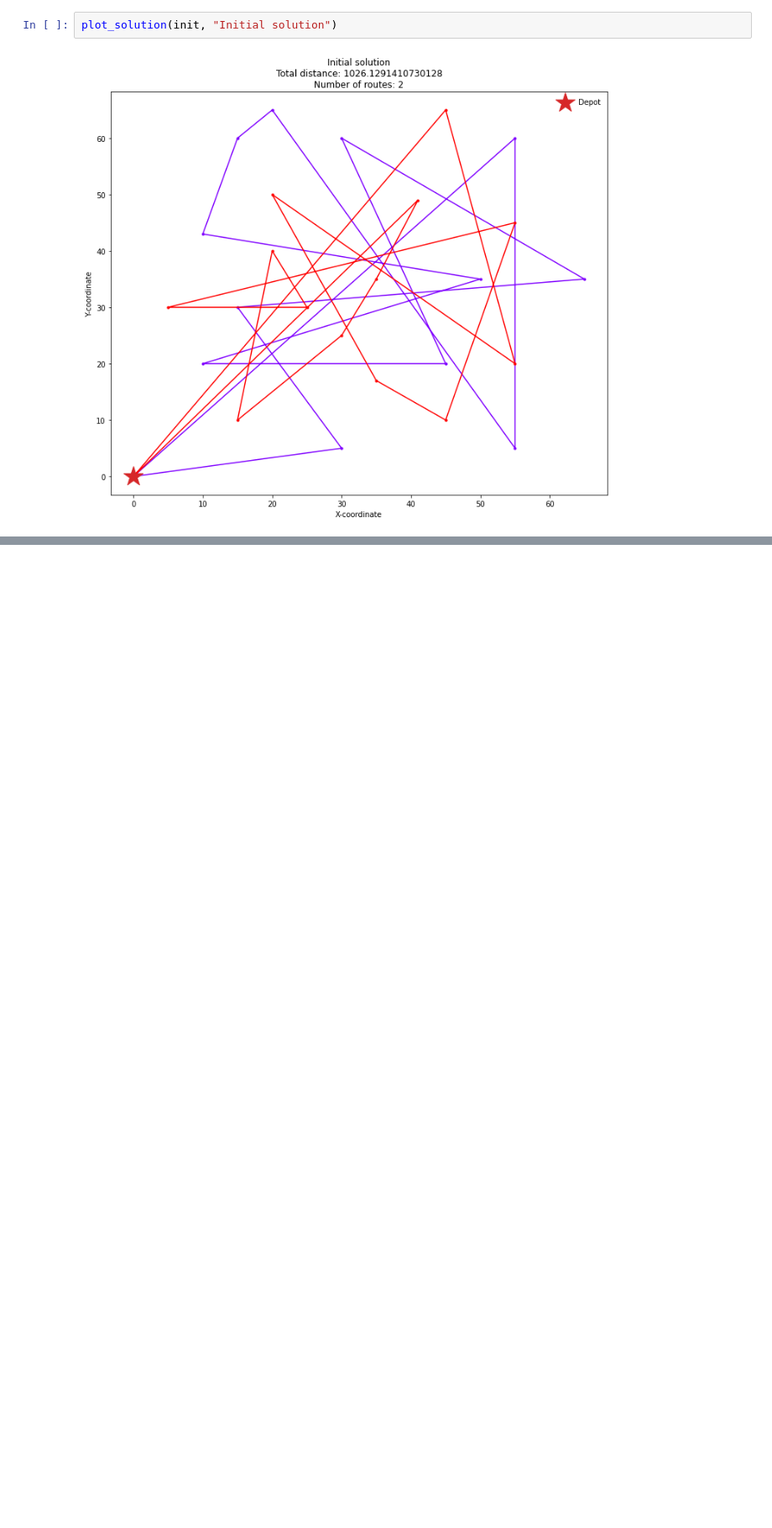
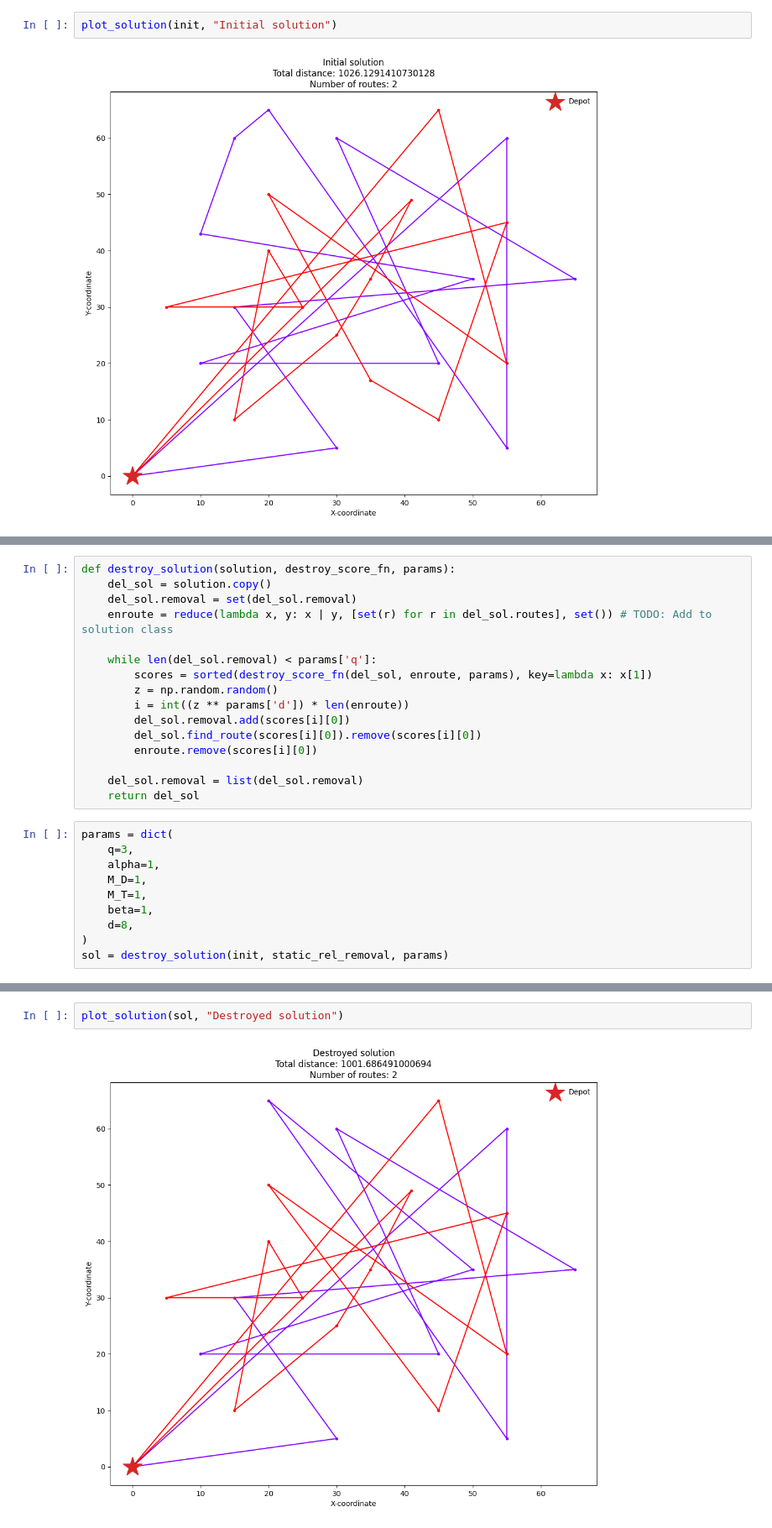
Before and after one commit to marsskop/dvrp_aql, a Jupyter notebook: dvrptw.ipynb, the cells around one changed output, grey strips where cells are left out. Shown: that part at 84% size. Saved outputs shown, nothing was run; the diff lists cells and outputs as text; blank space fills up the shorter version.

Commit message:
destroy funcs

```diff
--- a/dvrptw.ipynb
+++ b/dvrptw.ipynb
@@ -215,0 +251,26 @@ plot_solution(init, "Initial solution")
+# %%
+def destroy_solution(solution, destroy_score_fn, params):
+    del_sol = solution.copy()
+    del_sol.removal = set(del_sol.removal)
+    enroute = reduce(lambda x, y: x | y, [set(r) for r in del_sol.routes], set()) # TODO: Add to solution class
+
+    while len(del_sol.removal) < params['q']:
+        scores = sorted(destroy_score_fn(del_sol, enroute, params), key=lambda x: x[1])
+        z = np.random.random()
+        i = int((z ** params['d']) * len(enroute))
+        del_sol.removal.add(scores[i][0])
+        del_sol.find_route(scores[i][0]).remove(scores[i][0])
+        enroute.remove(scores[i][0])
+
+    del_sol.removal = list(del_sol.removal)
+    return del_sol
+# %%
+params = dict(
+    q=3,
+    alpha=1,
+    M_D=1,
+    M_T=1,
+    beta=1,
+    d=8,
+)
+sol = destroy_solution(init, static_rel_removal, params)
@@ -215,0 +289,4 @@ plot_solution(init, "Initial solution")
+# %%
+plot_solution(sol, "Destroyed solution")
+# %% [output]
+[figure, added]
```
Also changed, not shown: parts of 5 cells of this notebook.
